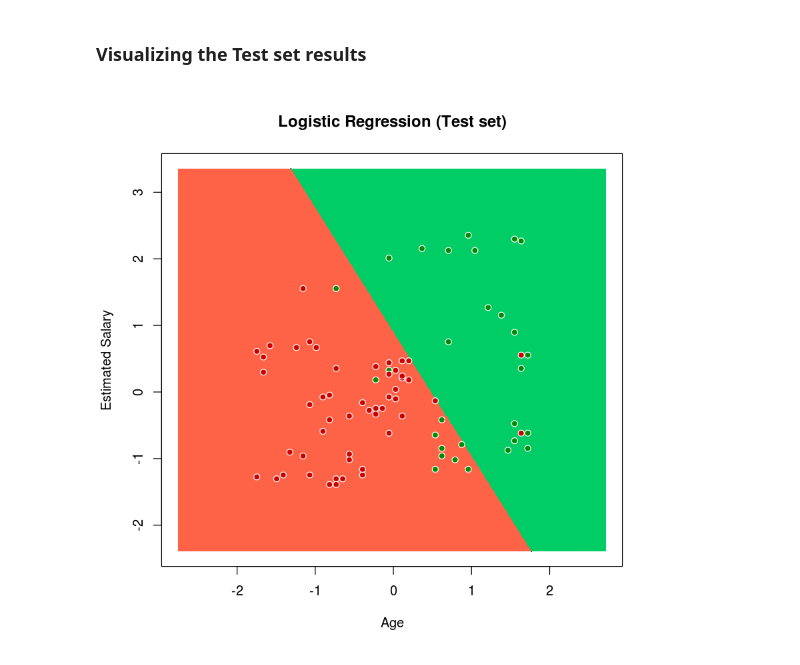
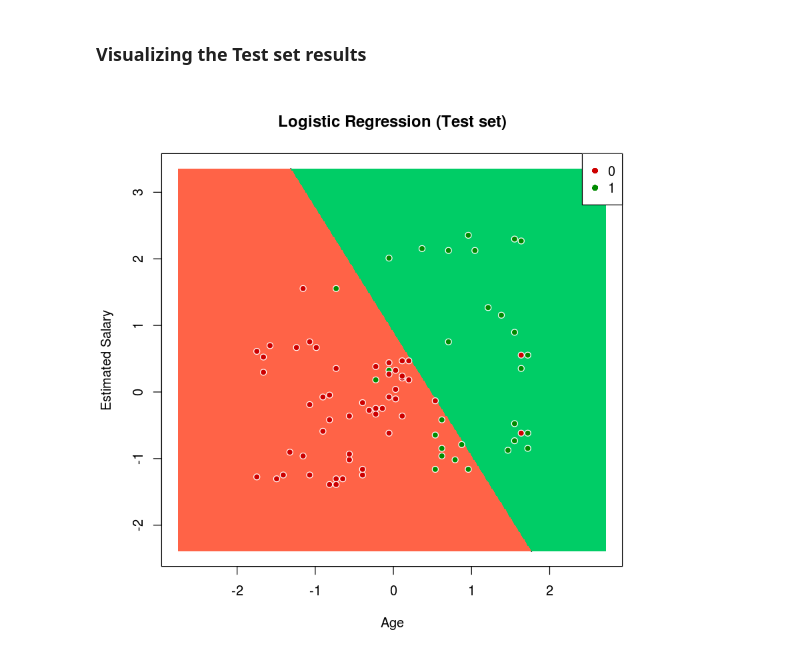
Before and after one commit to debakarr/machinelearning, a Jupyter notebook: Part 3 - Classification/Logistic Regression/[R] Logistic Regression.ipynb, the cells around one changed output. Drawn from its saved outputs; the diff is of its cells as text; code cells hidden in the pictures.

```diff
--- a/Part 3 - Classification/Logistic Regression/[R] Logistic Regression.ipynb
+++ b/Part 3 - Classification/Logistic Regression/[R] Logistic Regression.ipynb
@@ -160,16 +161,17 @@ set = test_set
 # %%
 X1 = seq(min(set[, 1]) - 1, max(set[, 1]) + 1, by = 0.01)
 X2 = seq(min(set[, 2]) - 1, max(set[, 2]) + 1, by = 0.01)
 grid_set = expand.grid(X1, X2)
 colnames(grid_set) = c('Age', 'EstimatedSalary')
 prob_set = predict(classifier, type = 'response', newdata = grid_set)
 y_grid = ifelse(prob_set > 0.5, 1, 0)
 plot(set[, -3],
      main = 'Logistic Regression (Test set)',
      xlab = 'Age', ylab = 'Estimated Salary',
      xlim = range(X1), ylim = range(X2))
 contour(X1, X2, matrix(as.numeric(y_grid), length(X1), length(X2)), add = TRUE)
 points(grid_set, pch = '.', col = ifelse(y_grid == 1, 'springgreen3', 'tomato'))
 points(set, pch = 21, bg = ifelse(set[, 3] == 1, 'green4', 'red3'), col='white')
+legend("topright", legend = c("0", "1"), pch = 16, col = c('red3', 'green4'))
 # %% [output]
-[figure, old version]
+[figure, new version]
```
Also changed, not shown: parts of 1 cell of this notebook.
